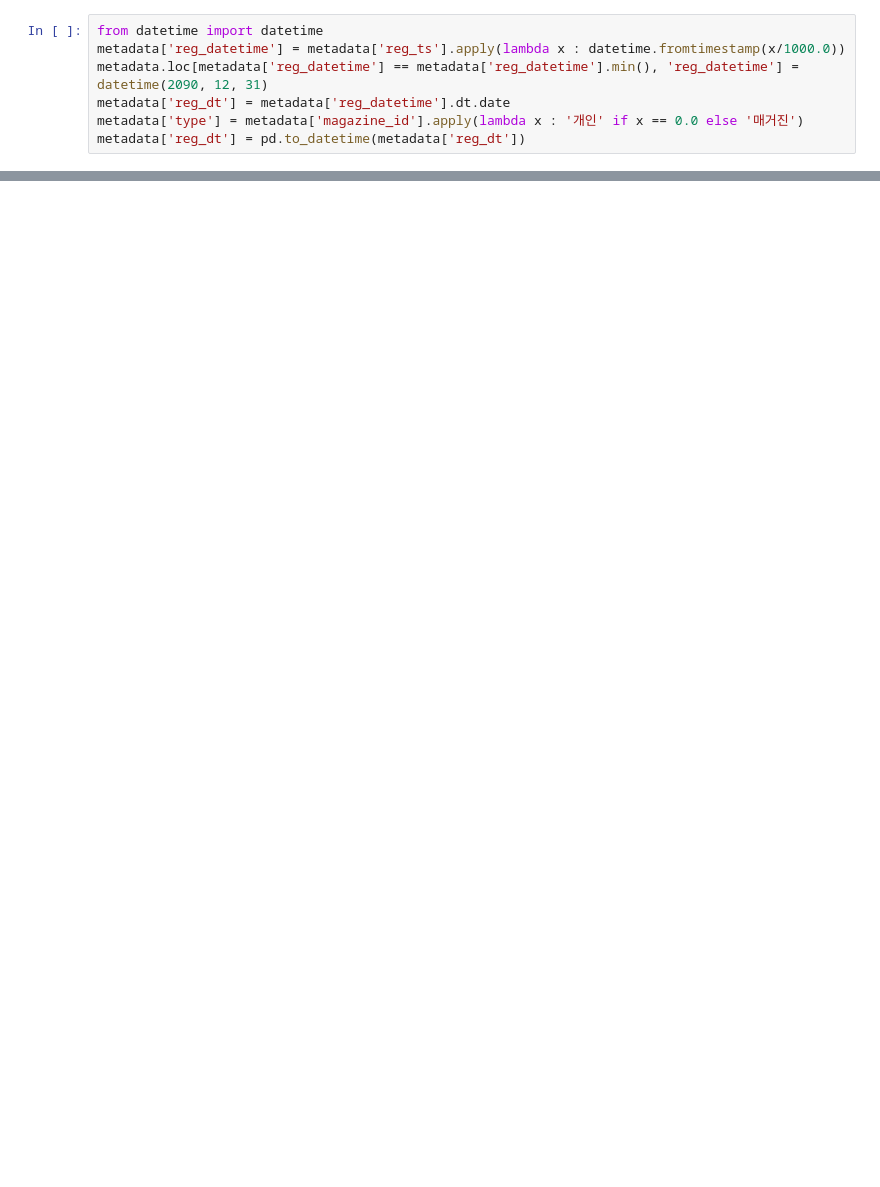
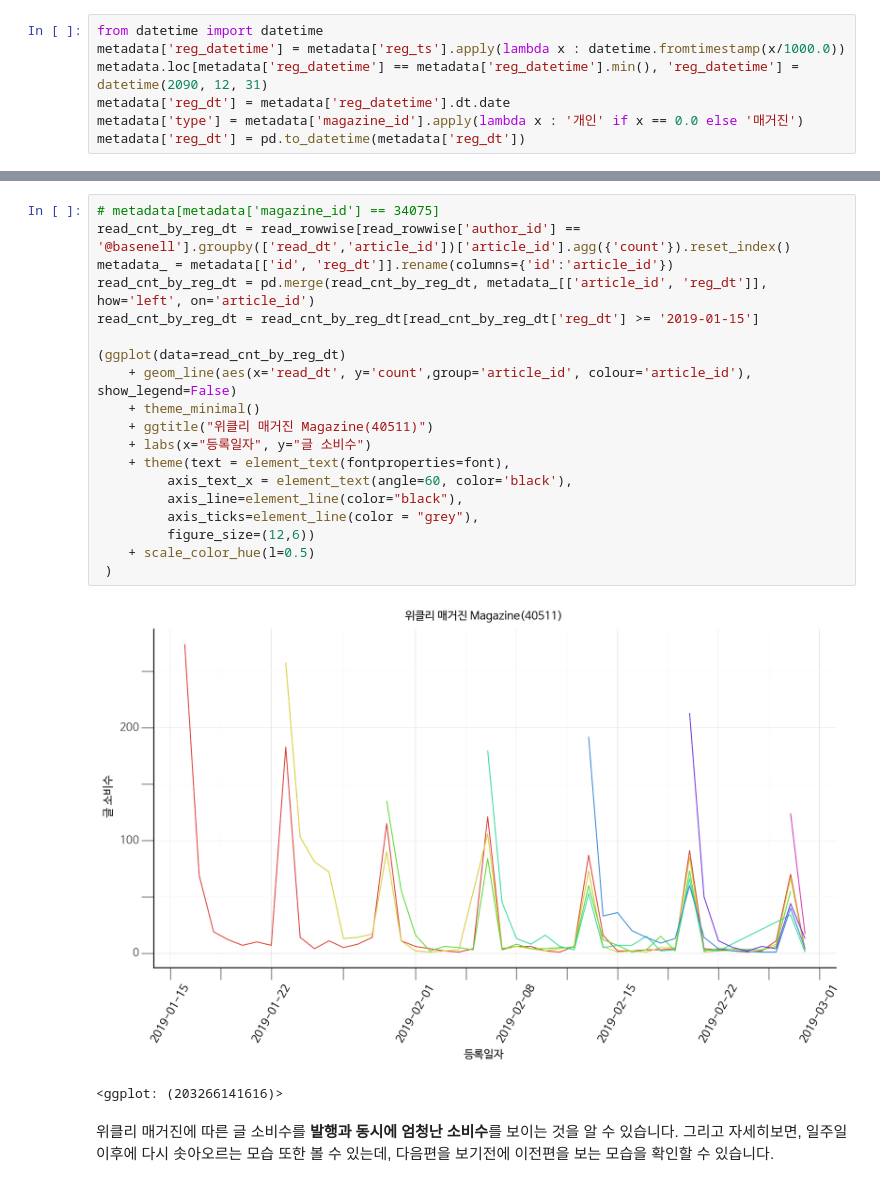
Before and after one commit to choco9966/T-academy-Recommendation, a Jupyter notebook: code/01. Brunch Data Exploration Analysis.ipynb, the cells around one changed output, grey strips where cells are left out. Drawn from its saved outputs; the diff is of its cells as text; blank space fills up the shorter version.

```diff
--- a/code/01. Brunch Data Exploration Analysis.ipynb
+++ b/code/01. Brunch Data Exploration Analysis.ipynb
@@ -453,0 +499,24 @@ read_cnt_by_reg_dt = read_cnt_by_reg_dt.iloc[:-1]
+# %%
+# metadata[metadata['magazine_id'] == 34075]
+read_cnt_by_reg_dt = read_rowwise[read_rowwise['author_id'] == '@basenell'].groupby(['read_dt','article_id'])['article_id'].agg({'count'}).reset_index()
+metadata_ = metadata[['id', 'reg_dt']].rename(columns={'id':'article_id'})
+read_cnt_by_reg_dt = pd.merge(read_cnt_by_reg_dt, metadata_[['article_id', 'reg_dt']], how='left', on='article_id')
+read_cnt_by_reg_dt = read_cnt_by_reg_dt[read_cnt_by_reg_dt['reg_dt'] >= '2019-01-15']
+
+(ggplot(data=read_cnt_by_reg_dt)
+    + geom_line(aes(x='read_dt', y='count',group='article_id', colour='article_id'), show_legend=False)
+    + theme_minimal()
+    + ggtitle("위클리 매거진 Magazine(40511)")
+    + labs(x="등록일자", y="글 소비수")
+    + theme(text = element_text(fontproperties=font),
+         axis_text_x = element_text(angle=60, color='black'),
+         axis_line=element_line(color="black"),
+         axis_ticks=element_line(color = "grey"),
+         figure_size=(12,6))
+    + scale_color_hue(l=0.5)
+ )
+# %% [output]
+[figure, added]
+<ggplot: (203266141616)>
+# %% [markdown]
+위클리 매거진에 따른 글 소비수를 **발행과 동시에 엄청난 소비수**를 보이는 것을 알 수 있습니다. 그리고 자세히보면, 일주일 이후에 다시 솟아오르는 모습 또한 볼 수 있는데, 다음편을 보기전에 이전편을 보는 모습을 확인할 수 있습니다.
```
Also changed, not shown: parts of 24 cells of this notebook.
